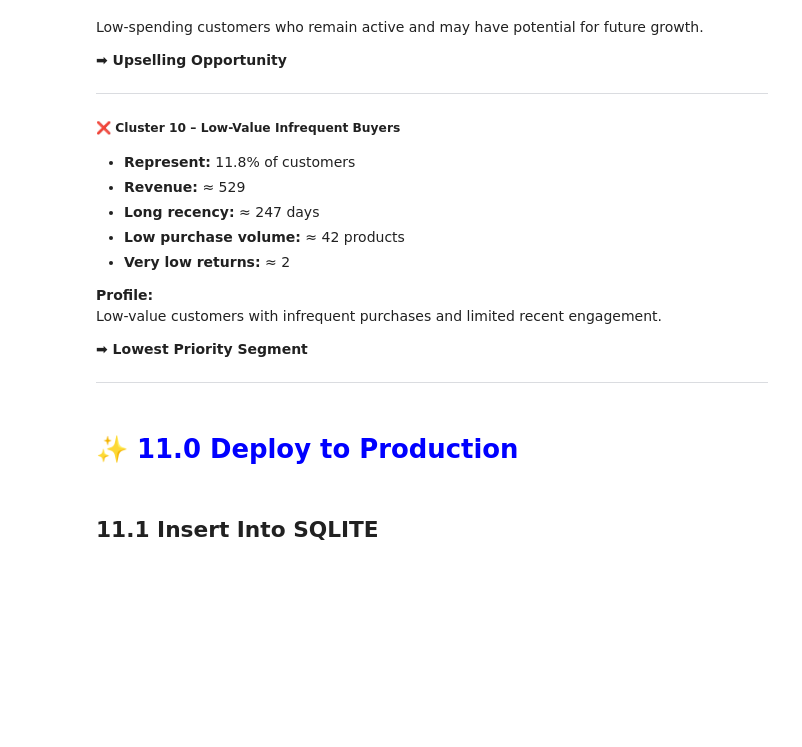
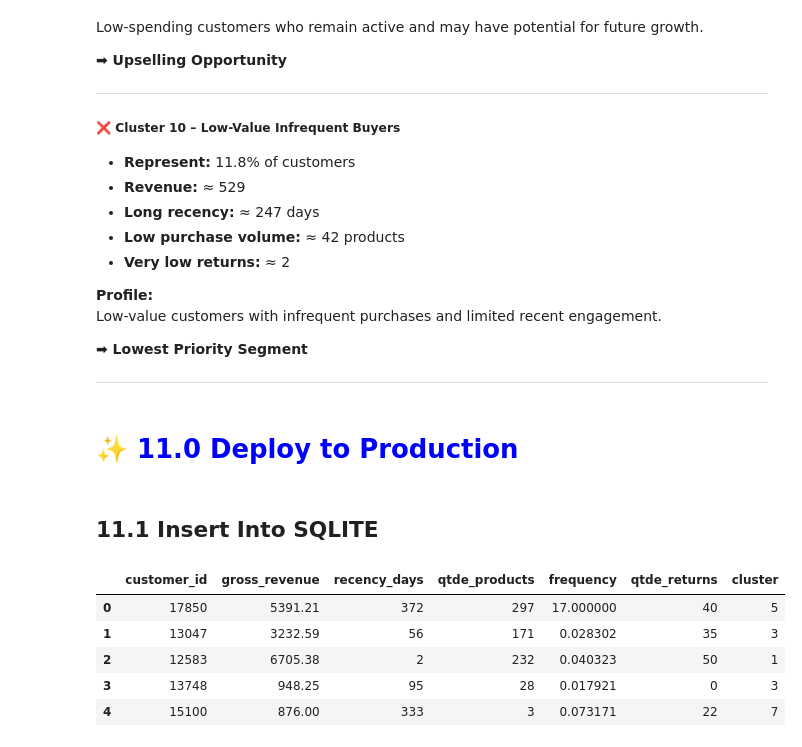
Before and after one commit to Leonamrsm/insiders_clustering, a Jupyter notebook: src/models/c10_lr_deploy.ipynb, the cells around one changed output. Cells and saved outputs as stored; diff of their text form; code cells hidden in the pictures; blank space fills up the shorter version.

```diff
--- a/src/models/c10_lr_deploy.ipynb
+++ b/src/models/c10_lr_deploy.ipynb
@@ -48,6 +36,15 @@ from sklearn.cluster            import KMeans
 
 
 warnings.filterwarnings('ignore')
+# %%
+# Initialize the S3 filesystem client
+fs = s3fs.S3FileSystem()
+
+# S3 bucket used to store model artifacts
+BUCKET = "leonam-insiders-dataset"
+
+# Current model version used for artifact versioning
+MODEL_VERSION = 1
 # %% [markdown]
 # Load Dataset
 # %%
@@ -422,5 +419,8 @@ df5.shape
 # %% [markdown]
 # <font color='blue'> 🛠️ 6.0 Data Transforming
 # %%
-df6 = df5.copy()
+# Select the columns to be used for clustering
+cols_selected = ['customer_id', 'gross_revenue', 'recency_days', 'qtde_products', 'frequency', 'qtde_returns']
+
+df6 = df5[cols_selected].copy()
 # %%
@@ -449,5 +468,20 @@ df6[cols_selected].head()
 | 2 | 12583 | 0.024020 | 0.005362 | 0.029476 | 0.002052 | 0.000674 |
 | 3 | 13748 | 0.003396 | 0.254692 | 0.003445 | 0.000734 | 0.000000 |
 | 4 | 15100 | 0.003137 | 0.892761 | 0.000255 | 0.003985 | 0.000296 |
+# %%
+X = df6.drop(columns=['customer_id']).copy()
+
+# Fit UMAP picle file
+# reducer = pickle.load(open(SRC_DIR / 'models/umap_embedding.pkl', 'rb'))
+with fs.open(f'{BUCKET}/models/v{MODEL_VERSION}/embeddings/umap_embedding.pkl', 'rb') as f:
+    reducer = pickle.load(f)
+
+embedding = reducer.transform(X)       # Transform the data into 2D using the pre-fitted UMAP model
+
+# Create a new DataFrame with the UMAP embeddings
+df_umap = pd.DataFrame({
+    'embedding_x': embedding[:, 0],        # First UMAP component (x-axis)
+    'embedding_y': embedding[:, 1]         # Second UMAP component (y-axis)
+})
 # %% [markdown]
 # <font color='blue'> 🚀 9.0 Model Training
@@ -471,8 +493,9 @@ X = df_umap.copy()
 # Define the number of clusters
 k = 10
 
-# Model definition
-kmeans_model = KMeans(n_clusters=k, random_state=42, n_init=10)
+# artifact = pickle.load(open(SRC_DIR / 'models/kmeans_model.pkl', 'rb'))
+with fs.open(f'{BUCKET}/models/v{MODEL_VERSION}/kmeans_model.pkl', 'rb') as f:
+    kmeans_model = pickle.load(f)
 
 # Fit the model
 kmeans_model.fit(X)
@@ -734,6 +757,15 @@ Low-value customers with infrequent purchases and limited recent engagement.
 df10['recency_days'] = df10['recency_days'].astype(int)
 df10['qtde_products'] = df10['qtde_products'].astype(int)
 df10['qtde_returns'] = df10['qtde_returns'].astype(int)
+# %%
+df10.head()
+# %% [output]
+|  | customer_id | gross_revenue | recency_days | qtde_products | frequency | qtde_returns | cluster |
+| 0 | 17850 | 5391.21 | 372 | 297 | 17.000000 | 40 | 5 |
+| 1 | 13047 | 3232.59 | 56 | 171 | 0.028302 | 35 | 3 |
+| 2 | 12583 | 6705.38 | 2 | 232 | 0.040323 | 50 | 1 |
+| 3 | 13748 | 948.25 | 95 | 28 | 0.017921 | 0 | 3 |
+| 4 | 15100 | 876.00 | 333 | 3 | 0.073171 | 22 | 7 |
 # %%
 # ==============================================================================
 # DATABASE CONNECTION SETUP
```
Also changed, not shown: parts of 8 cells of this notebook.
